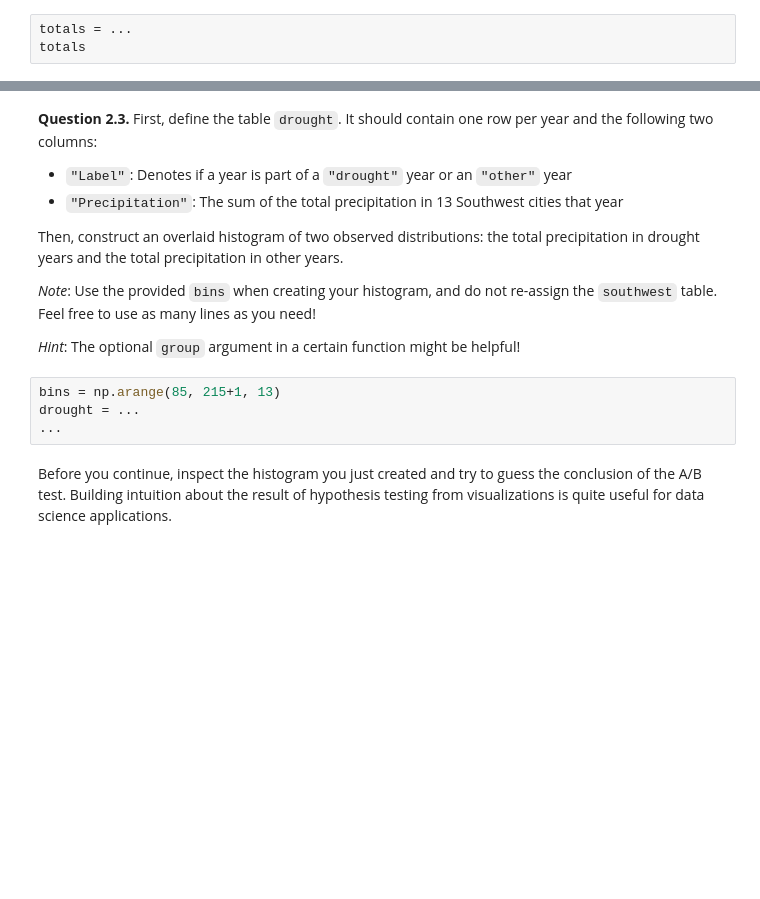
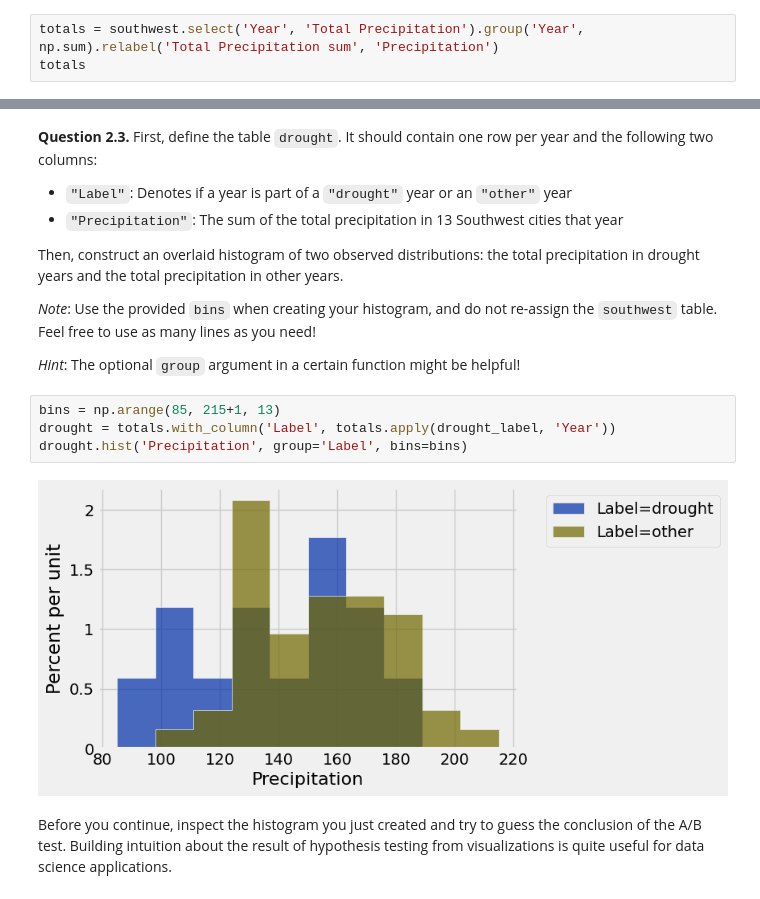
Before and after one commit to jaahay/CIS-124-HYA-CRN98243, a Jupyter notebook: project2_christie_hay.ipynb, the cells around one changed output, grey strips where cells are left out. Drawn from its saved outputs; the diff is of its cells as text; blank space fills up the shorter version.

```diff
--- a/project2_christie_hay.ipynb
+++ b/project2_christie_hay.ipynb
@@ -545,5 +582,5 @@ southwest.show(5)
 1. `"Year"`: The year (a number)
 2. `"Precipitation"`: The total precipitation in all 13 southwestern cities that year
 # %%
-totals = ...
+totals = southwest.select('Year', 'Total Precipitation').group('Year', np.sum).relabel('Total Precipitation sum', 'Precipitation')
 totals
@@ -594,8 +650,10 @@ Then, construct an overlaid histogram of two observed distributions: the total p
 *Hint*: The optional `group` argument in a certain function might be helpful!
 # %%
 bins = np.arange(85, 215+1, 13)
-drought = ...
-...
+drought = totals.with_column('Label', totals.apply(drought_label, 'Year'))
+drought.hist('Precipitation', group='Label', bins=bins)
+# %% [output]
+[figure, added]
 # %% [markdown]
 <!-- END QUESTION -->
 
```
Also changed, not shown: parts of 33 cells of this notebook.
